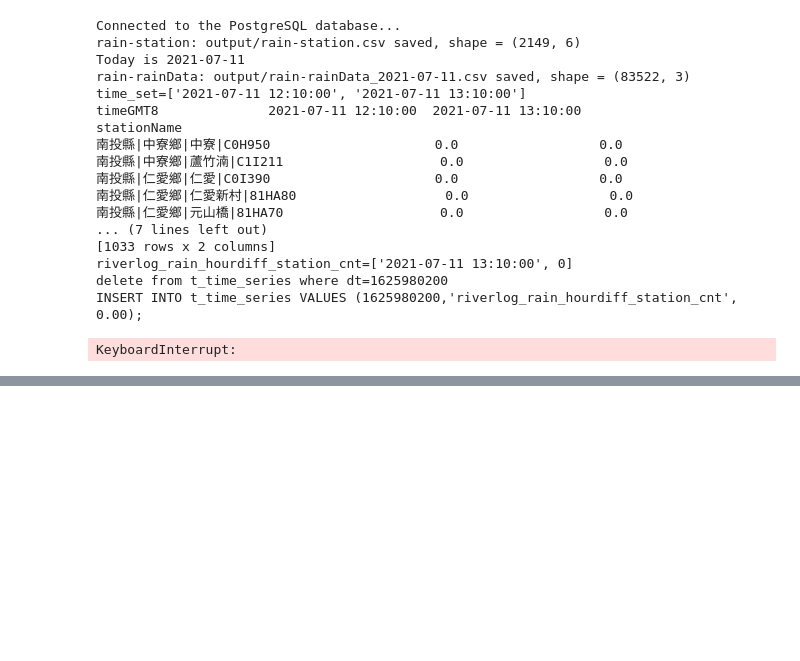
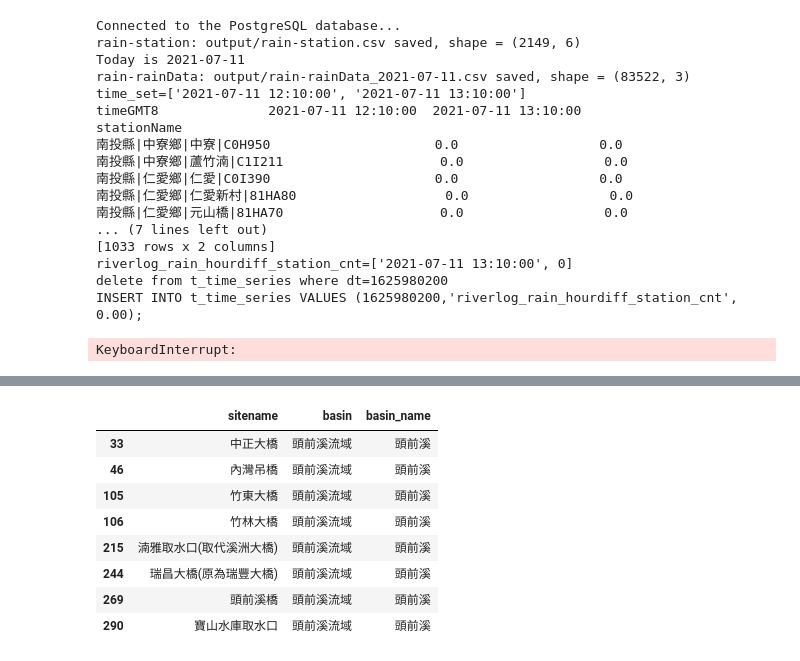
Before and after one commit to LinkItONEDevGroup/waterswak, a Jupyter notebook: engineer_mode.ipynb, the cells around one changed output, grey strips where cells are left out. Cells and saved outputs as stored; diff of their text form; code cells hidden in the pictures; blank space fills up the shorter version.

```diff
--- a/engineer_mode.ipynb
+++ b/engineer_mode.ipynb
@@ -1147,0 +1167,23 @@ Other record: waterwork
+# %%
+#頭前溪流域內的水質測站
+#sql="select * from basin where basin_name='頭前溪'"
+sql="select * from basin"
+gdf1 = geopandas.read_postgis(sql,conn)
+
+sql="select * from e_river_station"
+gdf2 = geopandas.read_postgis(sql,conn)
+gdf2=gdf2.set_crs('epsg:3826')
+
+from geopandas.tools import sjoin
+gdf4 = sjoin(gdf2, gdf1, how='left')
+gdf4[gdf4['basin_name']=='頭前溪'][['sitename','basin','basin_name']]
+# %% [output]
+|  | sitename | basin | basin_name |
+| 33 | 中正大橋 | 頭前溪流域 | 頭前溪 |
+| 46 | 內灣吊橋 | 頭前溪流域 | 頭前溪 |
+| 105 | 竹東大橋 | 頭前溪流域 | 頭前溪 |
+| 106 | 竹林大橋 | 頭前溪流域 | 頭前溪 |
+| 215 | 湳雅取水口(取代溪洲大橋) | 頭前溪流域 | 頭前溪 |
+| 244 | 瑞昌大橋(原為瑞豐大橋) | 頭前溪流域 | 頭前溪 |
+| 269 | 頭前溪橋 | 頭前溪流域 | 頭前溪 |
+| 290 | 寶山水庫取水口 | 頭前溪流域 | 頭前溪 |
```
Also changed, not shown: parts of 12 cells of this notebook, 2 other files.
